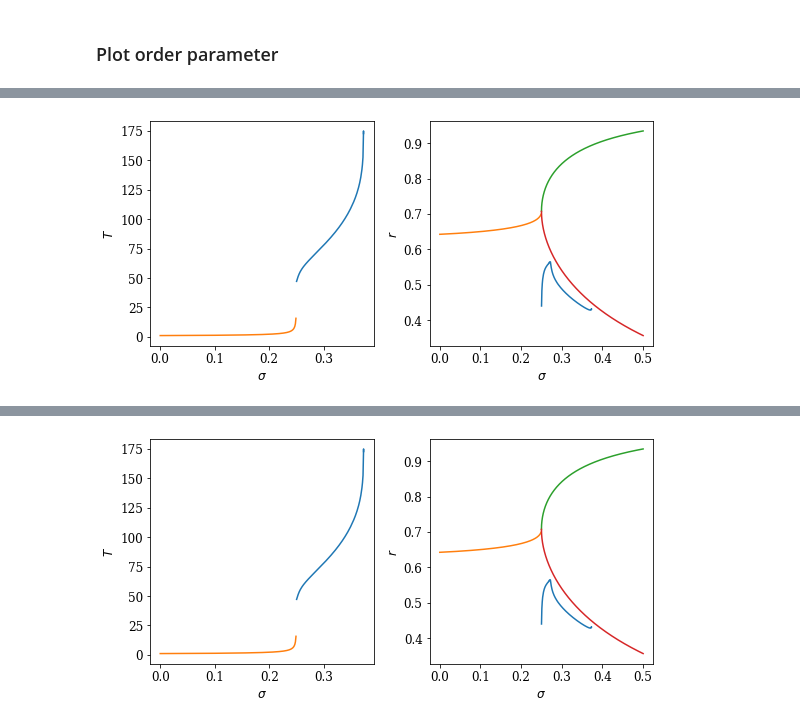
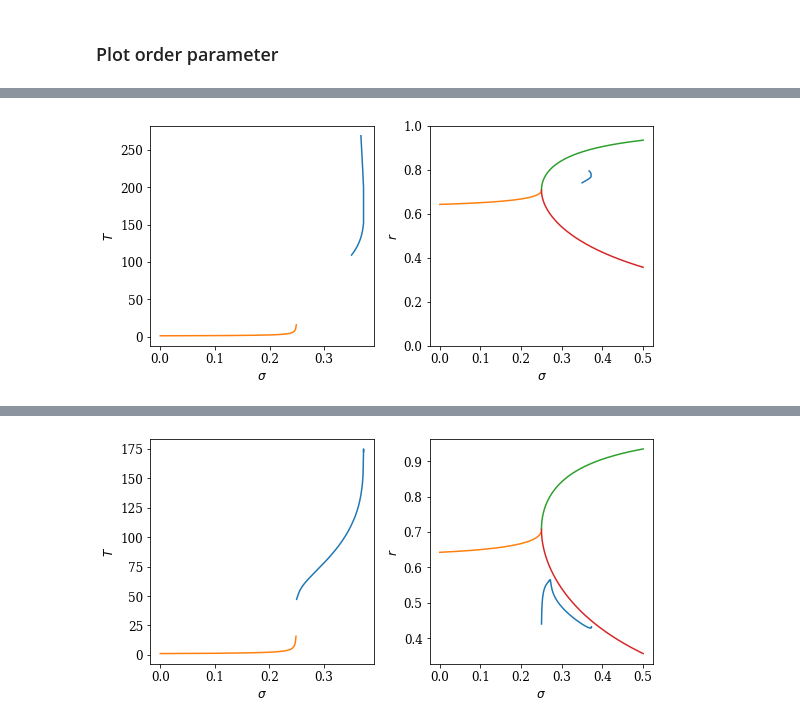
Before and after one commit to znicolaou/snakingoscillators, a Jupyter notebook: lccont.ipynb, the cells around one changed output, grey strips where cells are left out. Cells and saved outputs as stored; diff of their text form; code cells hidden in the pictures.

```diff
--- a/lccont.ipynb
+++ b/lccont.ipynb
@@ -216,0 +224,5 @@ np.where(phases[minds,0]>0.9)
+# %%
+minds=find_peaks(np.diff(phases[:,0]),height=0.9*np.max(np.diff(phases[:,0])))[0]
+print(minds)
+plt.plot(times[-len(phases)+1:],np.diff(phases[:,0]))
+plt.plot(times[minds],np.diff(phases[:,0])[minds],'bo')
@@ -508,39 +521,40 @@ for i in range(len(Sigmas)):
 # %%
-filebase='data/uchimera/'
-Sigmas=np.load(filebase+'lcsigmas.npy')
-Periods=np.load(filebase+'lcperiods.npy')
+filebase='data/chimera/'
+Sigmas=np.load(filebase+'lc_forward_sigmas.npy')
+Periods=np.load(filebase+'lc_forward_periods.npy')
 Ts=[]
 Ys=[]
 for i in range(len(Sigmas)):
-    Ts.append(np.load(filebase+'lctimes_'+str(i)+'.npy'))
-    Ys.append(np.load(filebase+'lcphases_'+str(i)+'.npy'))
+    Ts.append(np.load(filebase+'lc_forward_times_'+str(i)+'.npy'))
+    Ys.append(np.load(filebase+'lc_forward_phases_'+str(i)+'.npy'))
 N=int(Ys[0].shape[0]/4)
 Orders=[]
 for i in range(len(Ys)):
     phases=Ys[i].T.copy()
     phi=np.arctan2(phases[:,3*N:],phases[:,2*N:3*N])
     theta=np.arctan2(phases[:,N:2*N],phases[:,:N])
     r=np.abs(np.sum(phases[:,:N]+1j*phases[:,N:2*N],axis=1)+np.sum(phases[:,2*N:3*N]+1j*phases[:,3*N:],axis=1))/(2*N)
     Orders.append(np.sum(r[:-1]*np.diff(Ts[i])))
 
 plt.subplots(1,2,figsize=(8,4))
 plt.subplot(1,2,1)
 plt.xlabel('$\sigma$')
 plt.ylabel('$T$')
 plt.plot(Sigmas,Periods)
 sigmas=np.arange(0,0.25,0.001)
 plt.plot(sigmas,[1/(0.75-2*sigma-4*sigma**2)**0.5 for sigma in sigmas])
 
 plt.subplot(1,2,2)
 plt.xlabel('$\sigma$')
 plt.ylabel('$r$')
 plt.plot(Sigmas,Orders)
+plt.ylim(0,1)
 sigmas=np.arange(0,0.25,0.001)
 plt.plot(sigmas,[np.mean(1/(1+0.25*(1+4*sigma-((1-4*sigma)*(3+4*sigma))**0.5*np.tan(2*np.pi/(0.75-2*sigma-4*sigma**2)**0.5*np.arange(0,100)/100*0.25*((1-4*sigma)*(3+4*sigma))**0.5))**2)**0.5) for sigma in sigmas])
 sigmas=np.arange(0.25,0.5,0.00001)
 plt.plot(sigmas,[(2+2*(1-1/(4*(0.25+sigma)**2))**0.5)**0.5/2 for sigma in sigmas])
 plt.plot(sigmas,[(2-2*(1-1/(4*(0.25+sigma)**2))**0.5)**0.5/2 for sigma in sigmas])
 plt.tight_layout()
 plt.show()
 # %% [output]
-[figure, old version]
+[figure, new version]
```
Also changed, not shown: parts of 7 cells of this notebook, 56 other files.
